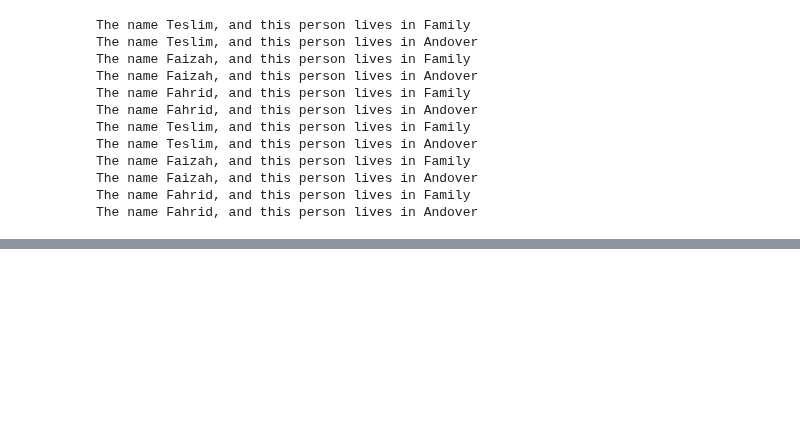
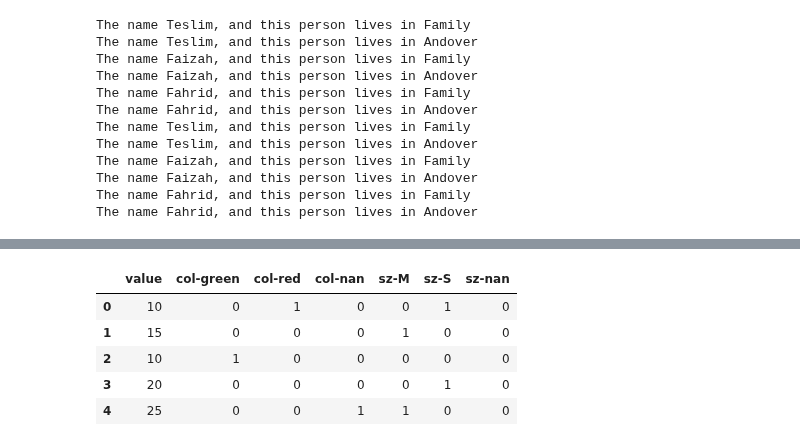
Before and after one commit to TeslimAdeyanju/studynote1-Python-for-Finance-Data-Science-My-Learning-Journey, a Jupyter notebook: python-practice-file/python-practice.ipynb, the cells around one changed output, grey strips where cells are left out. Cells and saved outputs as stored; diff of their text form; code cells hidden in the pictures; blank space fills up the shorter version.

```diff
--- a/python-practice-file/python-practice.ipynb
+++ b/python-practice-file/python-practice.ipynb
@@ -1093,0 +1396,11 @@ The name Fahrid, and this person lives in Andover
+# %%
+import pandas as pd
+
+# Example DataFrame
+df2 = pd.DataFrame({
+    'color': ['red', 'blue', 'green', 'blue', None],
+    'size': ['S', 'M', 'L', 'S', 'M'],
+    'value': [10, 15, 10, 20, 25]
+})
+
+df2
@@ -1093,0 +1414,20 @@ The name Fahrid, and this person lives in Andover
+# %%
+# Enhanced `pd.get_dummies` usage
+df_one_hot = pd.get_dummies(
+    df2,
+    columns=['color', 'size'],  # Specify columns to encode
+    prefix=['col', 'sz'],      # Custom prefixes for encoded columns
+    prefix_sep='-',            # Custom separator for prefixes
+    dummy_na=True,             # Add column for missing values
+    drop_first=True,           # Drop the first category to avoid multicollinearity
+    dtype='int64'              # Ensure encoded columns are integer type
+)
+
+df_one_hot
+# %% [output]
+|  | value | col-green | col-red | col-nan | sz-M | sz-S | sz-nan |
+| 0 | 10 | 0 | 1 | 0 | 0 | 1 | 0 |
+| 1 | 15 | 0 | 0 | 0 | 1 | 0 | 0 |
+| 2 | 10 | 1 | 0 | 0 | 0 | 0 | 0 |
+| 3 | 20 | 0 | 0 | 0 | 0 | 1 | 0 |
+| 4 | 25 | 0 | 0 | 1 | 1 | 0 | 0 |
```
Also changed, not shown: parts of 24 cells of this notebook.
